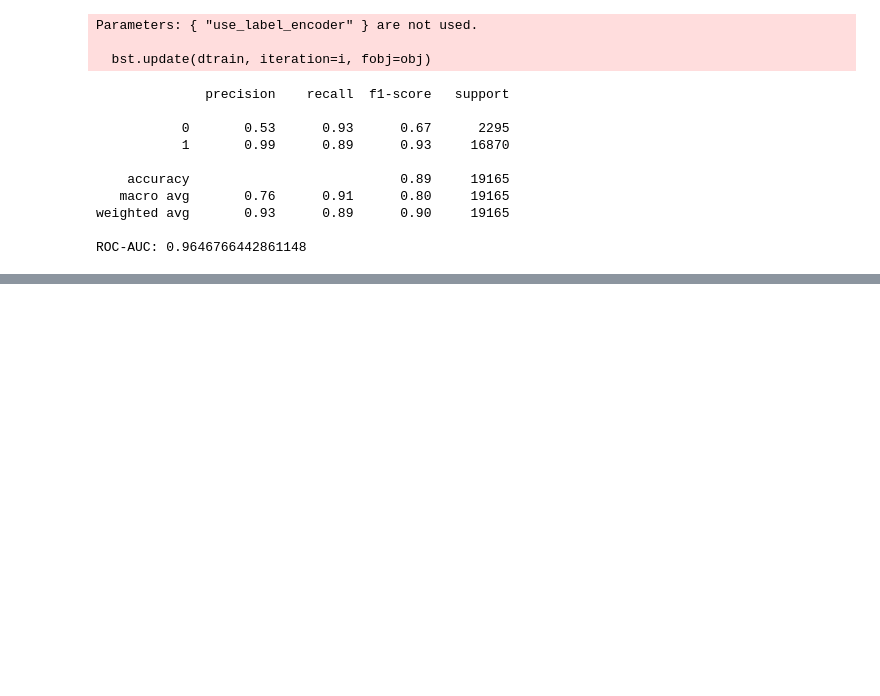
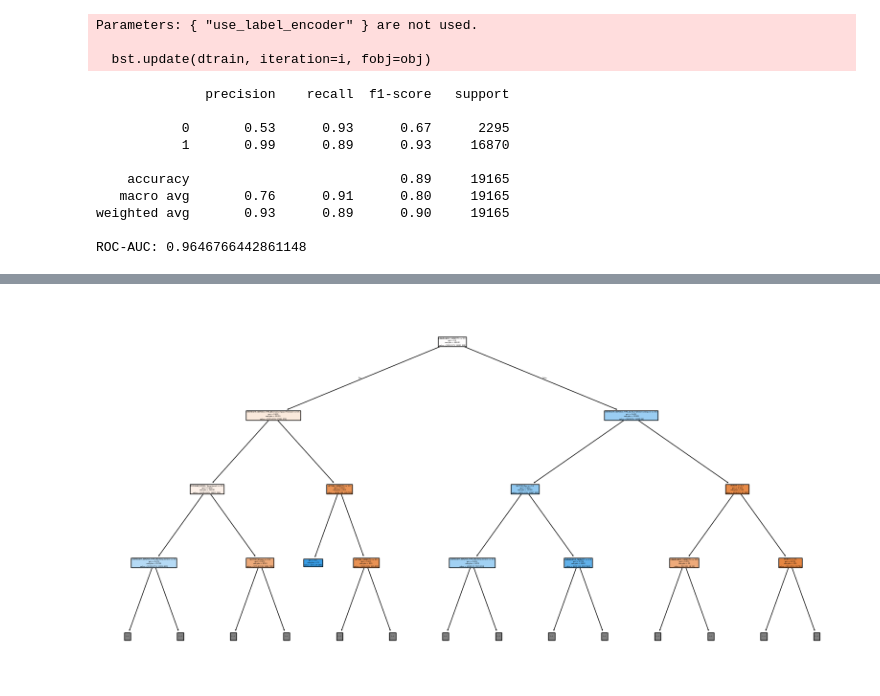
Before and after one commit to KelvinPogo/sdss_datathon_2026, a Jupyter notebook: My_copy_SDSS_datathon.ipynb, the cells around one changed output, grey strips where cells are left out. Saved outputs shown, nothing was run; the diff lists cells and outputs as text; code cells hidden in the pictures; blank space fills up the shorter version.

```diff
--- a/My_copy_SDSS_datathon.ipynb
+++ b/My_copy_SDSS_datathon.ipynb
@@ -250,3 +197,28 @@ Parameters: { "use_label_encoder" } are not used.
 weighted avg       0.93      0.89      0.90     19165
 
 ROC-AUC: 0.9646766442861148
+# %%
+from sklearn.ensemble import RandomForestClassifier
+from sklearn.metrics import classification_report, roc_auc_score
+from sklearn.model_selection import train_test_split
+
+# Train-test split (use same split as before if possible)
+X_train, X_test, y_train, y_test = train_test_split(
+    X, y, test_size=0.2, random_state=42, stratify=y
+)
+
+rf = RandomForestClassifier(
+    n_estimators=300,
+    max_depth=None,
+    class_weight="balanced",
+    random_state=42,
+    n_jobs=-1
+)
+
+rf.fit(X_train, y_train)
+
+y_pred = rf.predict(X_test)
+y_proba = rf.predict_proba(X_test)[:, 1]
+
+print(classification_report(y_test, y_pred))
+print("ROC-AUC:", roc_auc_score(y_test, y_proba))
@@ -252,0 +236,8 @@ ROC-AUC: 0.9646766442861148
+# %%
+from sklearn.tree import plot_tree
+import matplotlib.pyplot as plt
+plt.figure(figsize=(20, 10))
+plot_tree(rf.estimators_[0], feature_names=X.columns, filled=True, max_depth=3)
+plt.show()
+# %% [output]
+[figure, added]
```
Also changed, not shown: parts of 10 cells of this notebook.
